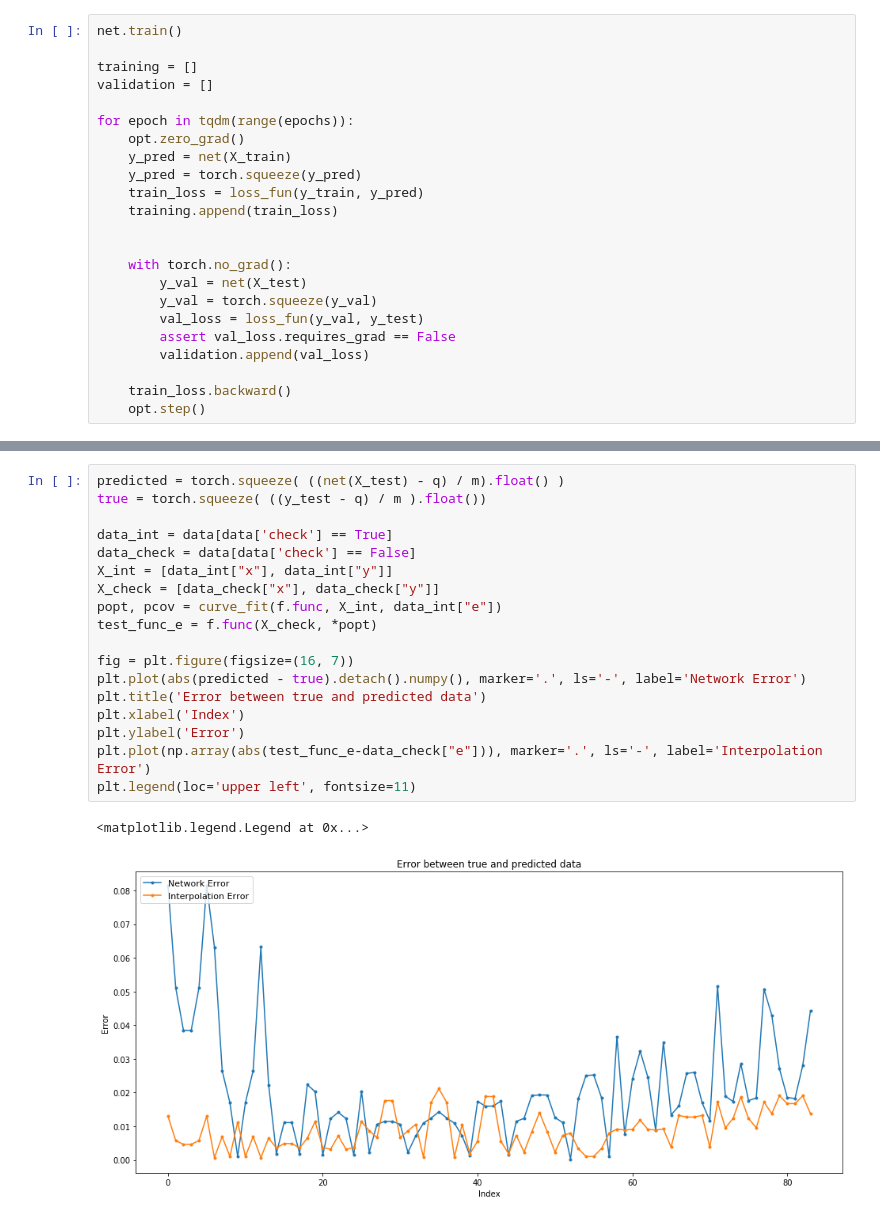
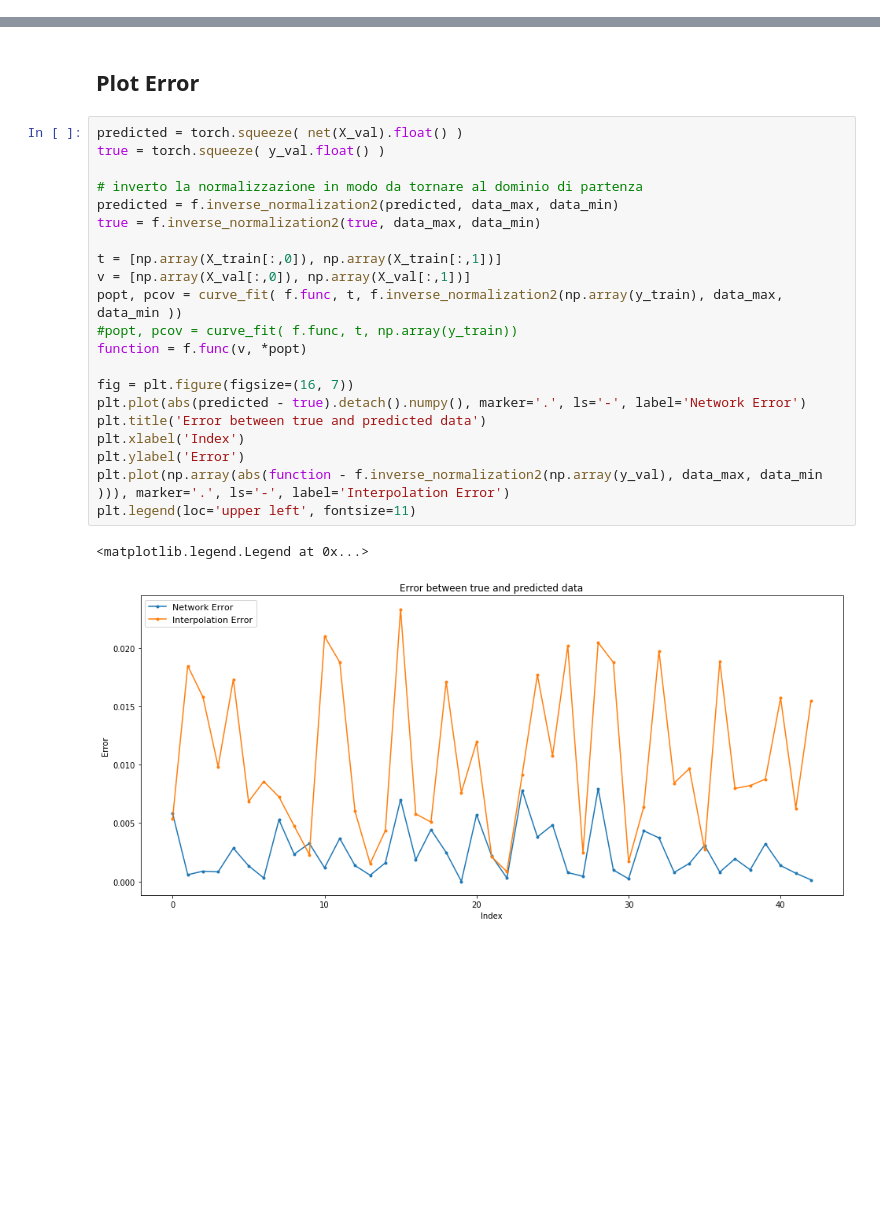
Before and after one commit to eleonoragatti44/Bachelor-Thesis-Physics, a Jupyter notebook: Neural Networks/TwoLayers.ipynb, the cells around one changed output, grey strips where cells are left out. Saved outputs shown, nothing was run; the diff lists cells and outputs as text; blank space fills up the shorter version.

```diff
--- a/Neural Networks/TwoLayers.ipynb
+++ b/Neural Networks/TwoLayers.ipynb
@@ -88,23 +75,0 @@ Test loss before Training 0.35711514949798584
-# %%
-net.train()
-
-training = []
-validation = []
-
-for epoch in tqdm(range(epochs)):
-    opt.zero_grad()
-    y_pred = net(X_train)
-    y_pred = torch.squeeze(y_pred)
-    train_loss = loss_fun(y_train, y_pred)
-    training.append(train_loss)
-
-
-    with torch.no_grad():
-        y_val = net(X_test)
-        y_val = torch.squeeze(y_val)
-        val_loss = loss_fun(y_val, y_test)
-        assert val_loss.requires_grad == False
-        validation.append(val_loss)
-
-    train_loss.backward()
-    opt.step()
@@ -137,21 +144,26 @@ Converto la normalizzazione iniziale
+# %% [markdown]
+## Plot Error
 # %%
-predicted = torch.squeeze( ((net(X_test) - q) / m).float() )
-true = torch.squeeze( ((y_test - q) / m ).float())
+predicted = torch.squeeze( net(X_val).float() )
+true = torch.squeeze( y_val.float() )
 
-data_int = data[data['check'] == True]
-data_check = data[data['check'] == False]
-X_int = [data_int["x"], data_int["y"]]
-X_check = [data_check["x"], data_check["y"]]
-popt, pcov = curve_fit(f.func, X_int, data_int["e"])
-test_func_e = f.func(X_check, *popt)
+# inverto la normalizzazione in modo da tornare al dominio di partenza
+predicted = f.inverse_normalization2(predicted, data_max, data_min)
+true = f.inverse_normalization2(true, data_max, data_min)
+
+t = [np.array(X_train[:,0]), np.array(X_train[:,1])]
+v = [np.array(X_val[:,0]), np.array(X_val[:,1])]
+popt, pcov = curve_fit( f.func, t, f.inverse_normalization2(np.array(y_train), data_max, data_min ))
+#popt, pcov = curve_fit( f.func, t, np.array(y_train))
+function = f.func(v, *popt)
 
 fig = plt.figure(figsize=(16, 7))
 plt.plot(abs(predicted - true).detach().numpy(), marker='.', ls='-', label='Network Error')
 plt.title('Error between true and predicted data')
 plt.xlabel('Index')
 plt.ylabel('Error')
-plt.plot(np.array(abs(test_func_e-data_check["e"])), marker='.', ls='-', label='Interpolation Error')
+plt.plot(np.array(abs(function - f.inverse_normalization2(np.array(y_val), data_max, data_min ))), marker='.', ls='-', label='Interpolation Error')
 plt.legend(loc='upper left', fontsize=11)
 # %% [output]
 <matplotlib.legend.Legend at 0x...>
-[figure, old version]
+[figure, new version]
```
Also changed, not shown: parts of 26 cells of this notebook, 36 other files.
